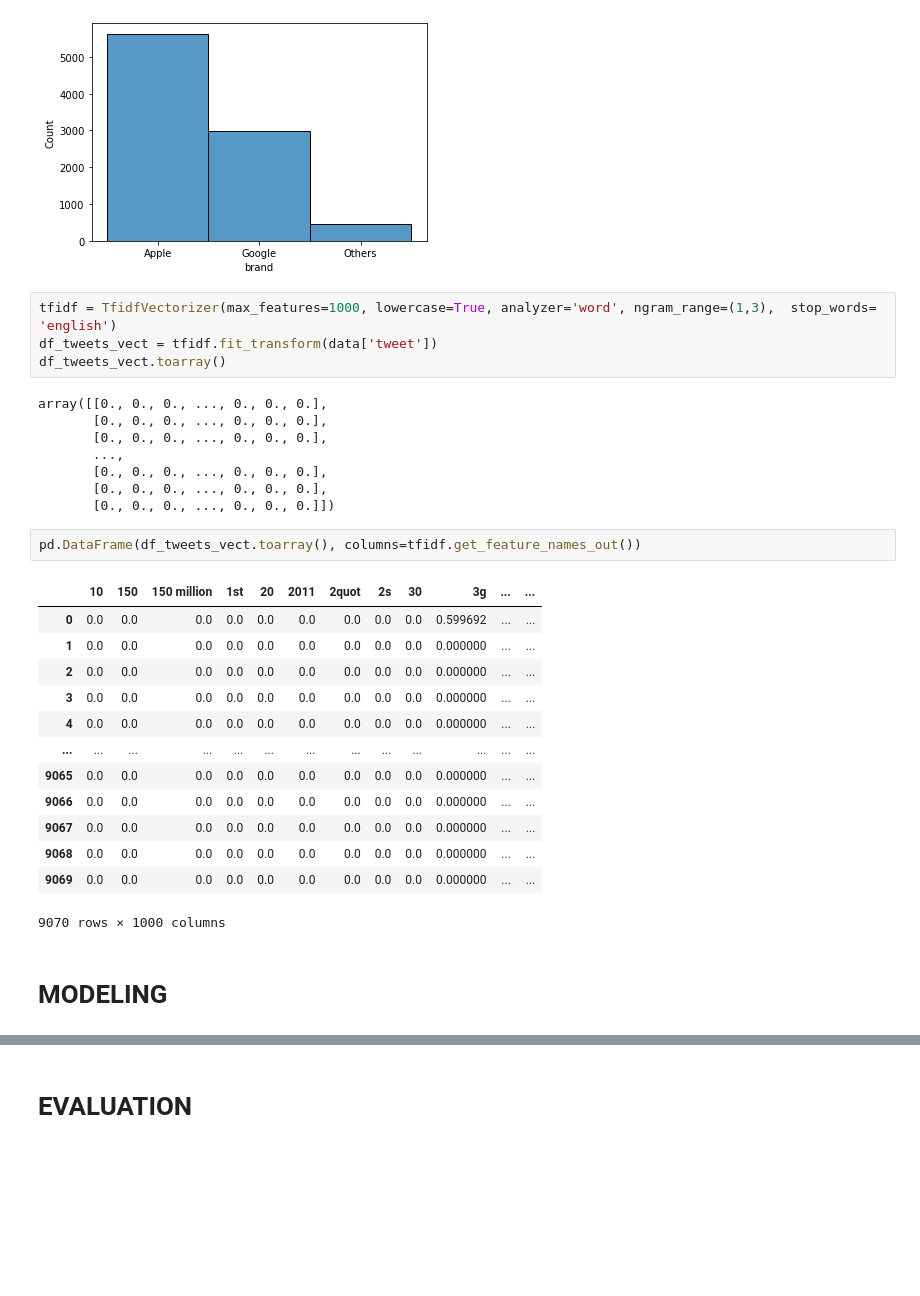
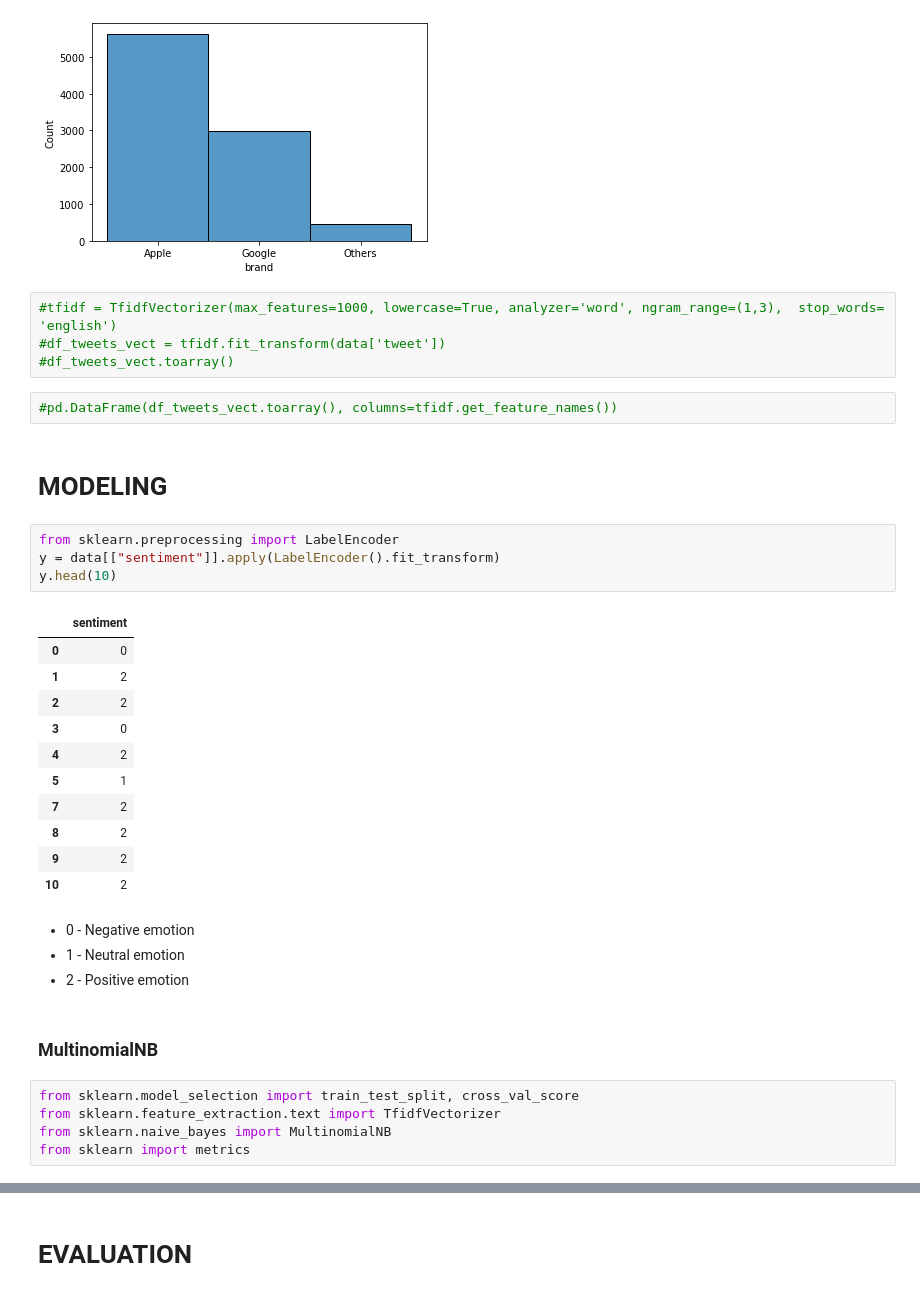
Before and after one commit to EKiplimo/NLP_Sentiment_Analysis, a Jupyter notebook: notebook.ipynb, the cells around one changed output, grey strips where cells are left out. Drawn from its saved outputs; the diff is of its cells as text; blank space fills up the shorter version.

Commit message:
Modeling

```diff
--- a/notebook.ipynb
+++ b/notebook.ipynb
@@ -410,32 +402,37 @@ sns.histplot(data['brand'])
 <AxesSubplot:xlabel='brand', ylabel='Count'>
 [figure]
 # %%
-tfidf = TfidfVectorizer(max_features=1000, lowercase=True, analyzer='word', ngram_range=(1,3),  stop_words= 'english')
-df_tweets_vect = tfidf.fit_transform(data['tweet'])
-df_tweets_vect.toarray()
+#tfidf = TfidfVectorizer(max_features=1000, lowercase=True, analyzer='word', ngram_range=(1,3),  stop_words= 'english')
+#df_tweets_vect = tfidf.fit_transform(data['tweet'])
+#df_tweets_vect.toarray()
-# %% [output]
-array([[0., 0., 0., ..., 0., 0., 0.],
-       [0., 0., 0., ..., 0., 0., 0.],
-       [0., 0., 0., ..., 0., 0., 0.],
-       ...,
-       [0., 0., 0., ..., 0., 0., 0.],
-       [0., 0., 0., ..., 0., 0., 0.],
-       [0., 0., 0., ..., 0., 0., 0.]])
 # %%
-pd.DataFrame(df_tweets_vect.toarray(), columns=tfidf.get_feature_names_out())
+#pd.DataFrame(df_tweets_vect.toarray(), columns=tfidf.get_feature_names())
-# %% [output]
-|  | 10 | 150 | 150 million | 1st | 20 | 2011 | 2quot | 2s | 30 | 3g | ... | ... |
-| 0 | 0.0 | 0.0 | 0.0 | 0.0 | 0.0 | 0.0 | 0.0 | 0.0 | 0.0 | 0.599692 | ... | ... |
-| 1 | 0.0 | 0.0 | 0.0 | 0.0 | 0.0 | 0.0 | 0.0 | 0.0 | 0.0 | 0.000000 | ... | ... |
-| 2 | 0.0 | 0.0 | 0.0 | 0.0 | 0.0 | 0.0 | 0.0 | 0.0 | 0.0 | 0.000000 | ... | ... |
-| 3 | 0.0 | 0.0 | 0.0 | 0.0 | 0.0 | 0.0 | 0.0 | 0.0 | 0.0 | 0.000000 | ... | ... |
-| 4 | 0.0 | 0.0 | 0.0 | 0.0 | 0.0 | 0.0 | 0.0 | 0.0 | 0.0 | 0.000000 | ... | ... |
-| ... | ... | ... | ... | ... | ... | ... | ... | ... | ... | ... | ... | ... |
-| 9065 | 0.0 | 0.0 | 0.0 | 0.0 | 0.0 | 0.0 | 0.0 | 0.0 | 0.0 | 0.000000 | ... | ... |
-| 9066 | 0.0 | 0.0 | 0.0 | 0.0 | 0.0 | 0.0 | 0.0 | 0.0 | 0.0 | 0.000000 | ... | ... |
-| 9067 | 0.0 | 0.0 | 0.0 | 0.0 | 0.0 | 0.0 | 0.0 | 0.0 | 0.0 | 0.000000 | ... | ... |
-| 9068 | 0.0 | 0.0 | 0.0 | 0.0 | 0.0 | 0.0 | 0.0 | 0.0 | 0.0 | 0.000000 | ... | ... |
-| 9069 | 0.0 | 0.0 | 0.0 | 0.0 | 0.0 | 0.0 | 0.0 | 0.0 | 0.0 | 0.000000 | ... | ... |
-9070 rows × 1000 columns
 # %% [markdown]
 # MODELING
+# %%
+from sklearn.preprocessing import LabelEncoder
+y = data[["sentiment"]].apply(LabelEncoder().fit_transform)
+y.head(10)
+# %% [output]
+|  | sentiment |
+| 0 | 0 |
+| 1 | 2 |
+| 2 | 2 |
+| 3 | 0 |
+| 4 | 2 |
+| 5 | 1 |
+| 7 | 2 |
+| 8 | 2 |
+| 9 | 2 |
+| 10 | 2 |
+# %% [markdown]
+- 0 - Negative emotion
+- 1 - Neutral emotion
+- 2 - Positive emotion
+# %% [markdown]
+### MultinomialNB
+# %%
+from sklearn.model_selection import train_test_split, cross_val_score
+from sklearn.feature_extraction.text import TfidfVectorizer
+from sklearn.naive_bayes import MultinomialNB
+from sklearn import metrics
```
Also changed, not shown: parts of 8 cells of this notebook.
